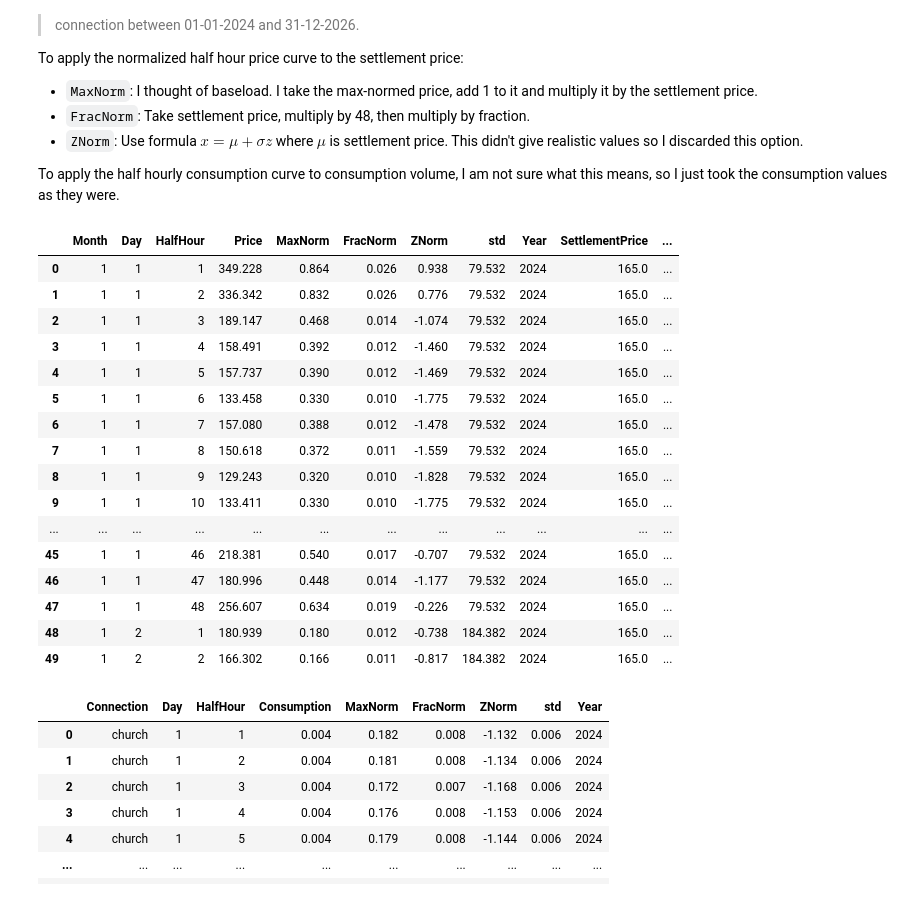
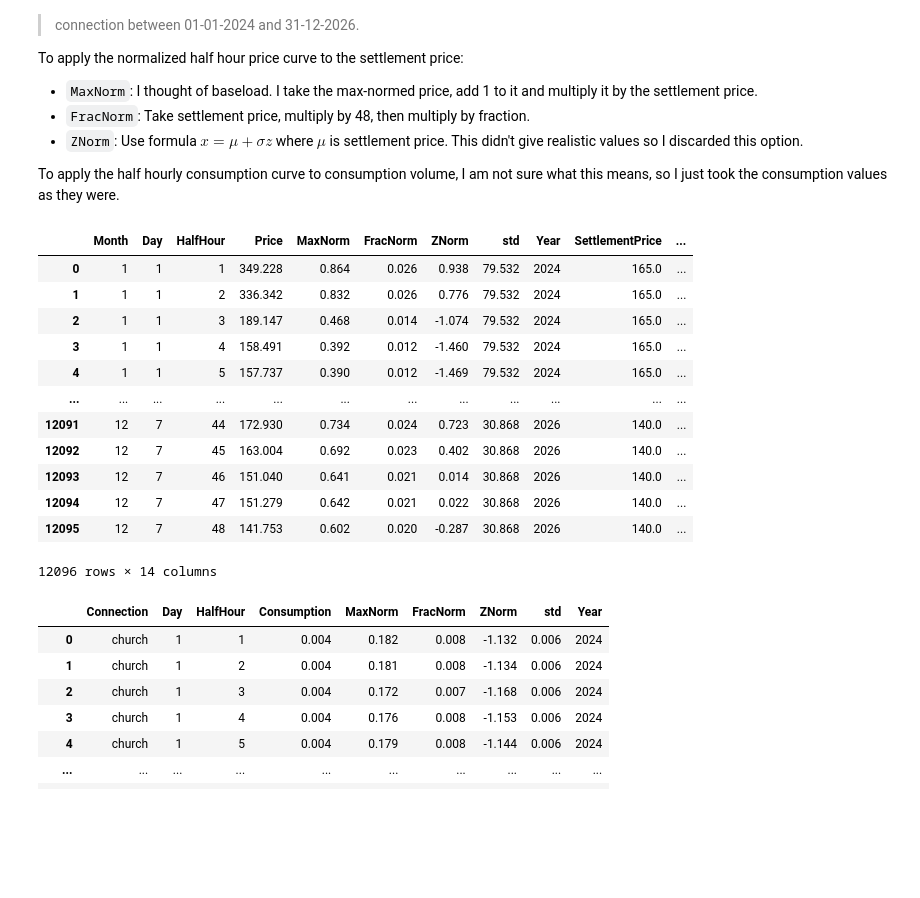
Before and after one commit to ryanczm/Flo-Energy, a Jupyter notebook: answers.ipynb, the cells around one changed output. Cells and saved outputs as stored; diff of their text form; code cells hidden in the pictures; blank space fills up the shorter version.

```diff
--- a/answers.ipynb
+++ b/answers.ipynb
@@ -383,25 +383,21 @@ ex_prices['ZP'] = ex_prices.SettlementPrice + ex_prices.ZNorm * ex_prices['std']
 # expected consumption
 ex_consumption = pd.concat(ex_consumption, ignore_index=True)
 # %%
-ex_prices.round(3).head(50)
+ex_prices.round(3)
 # %% [output]
 |  | Month | Day | HalfHour | Price | MaxNorm | FracNorm | ZNorm | std | Year | SettlementPrice | ... |
 | 0 | 1 | 1 | 1 | 349.228 | 0.864 | 0.026 | 0.938 | 79.532 | 2024 | 165.0 | ... |
 | 1 | 1 | 1 | 2 | 336.342 | 0.832 | 0.026 | 0.776 | 79.532 | 2024 | 165.0 | ... |
 | 2 | 1 | 1 | 3 | 189.147 | 0.468 | 0.014 | -1.074 | 79.532 | 2024 | 165.0 | ... |
 | 3 | 1 | 1 | 4 | 158.491 | 0.392 | 0.012 | -1.460 | 79.532 | 2024 | 165.0 | ... |
 | 4 | 1 | 1 | 5 | 157.737 | 0.390 | 0.012 | -1.469 | 79.532 | 2024 | 165.0 | ... |
-| 5 | 1 | 1 | 6 | 133.458 | 0.330 | 0.010 | -1.775 | 79.532 | 2024 | 165.0 | ... |
-| 6 | 1 | 1 | 7 | 157.080 | 0.388 | 0.012 | -1.478 | 79.532 | 2024 | 165.0 | ... |
-| 7 | 1 | 1 | 8 | 150.618 | 0.372 | 0.011 | -1.559 | 79.532 | 2024 | 165.0 | ... |
-| 8 | 1 | 1 | 9 | 129.243 | 0.320 | 0.010 | -1.828 | 79.532 | 2024 | 165.0 | ... |
-| 9 | 1 | 1 | 10 | 133.411 | 0.330 | 0.010 | -1.775 | 79.532 | 2024 | 165.0 | ... |
 | ... | ... | ... | ... | ... | ... | ... | ... | ... | ... | ... | ... |
-| 45 | 1 | 1 | 46 | 218.381 | 0.540 | 0.017 | -0.707 | 79.532 | 2024 | 165.0 | ... |
-| 46 | 1 | 1 | 47 | 180.996 | 0.448 | 0.014 | -1.177 | 79.532 | 2024 | 165.0 | ... |
-| 47 | 1 | 1 | 48 | 256.607 | 0.634 | 0.019 | -0.226 | 79.532 | 2024 | 165.0 | ... |
-| 48 | 1 | 2 | 1 | 180.939 | 0.180 | 0.012 | -0.738 | 184.382 | 2024 | 165.0 | ... |
-| 49 | 1 | 2 | 2 | 166.302 | 0.166 | 0.011 | -0.817 | 184.382 | 2024 | 165.0 | ... |
+| 12091 | 12 | 7 | 44 | 172.930 | 0.734 | 0.024 | 0.723 | 30.868 | 2026 | 140.0 | ... |
+| 12092 | 12 | 7 | 45 | 163.004 | 0.692 | 0.023 | 0.402 | 30.868 | 2026 | 140.0 | ... |
+| 12093 | 12 | 7 | 46 | 151.040 | 0.641 | 0.021 | 0.014 | 30.868 | 2026 | 140.0 | ... |
+| 12094 | 12 | 7 | 47 | 151.279 | 0.642 | 0.021 | 0.022 | 30.868 | 2026 | 140.0 | ... |
+| 12095 | 12 | 7 | 48 | 141.753 | 0.602 | 0.020 | -0.287 | 30.868 | 2026 | 140.0 | ... |
+12096 rows × 14 columns
 # %%
 ex_consumption.round(3)
 # %% [output]
```
Also changed, not shown: parts of 5 cells of this notebook, 11 other files.
